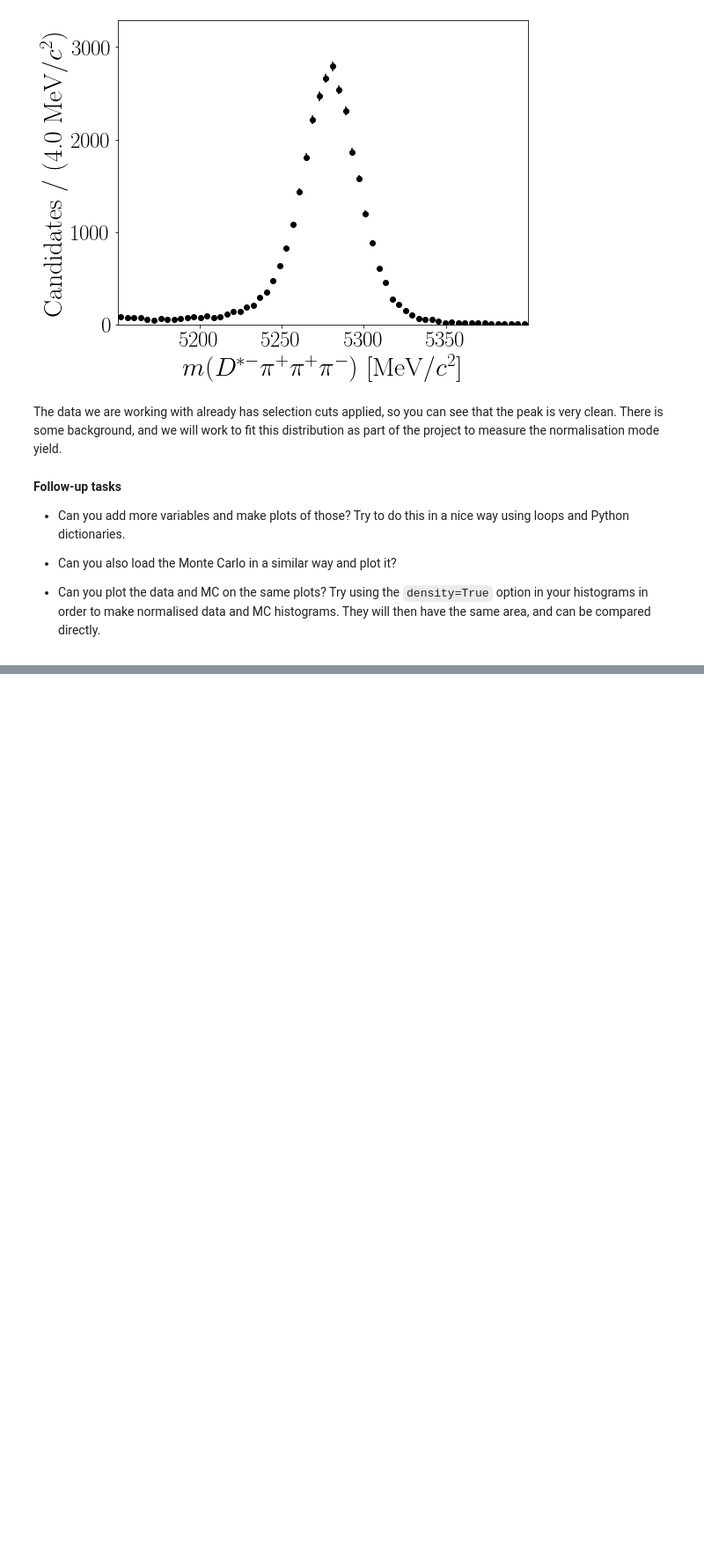
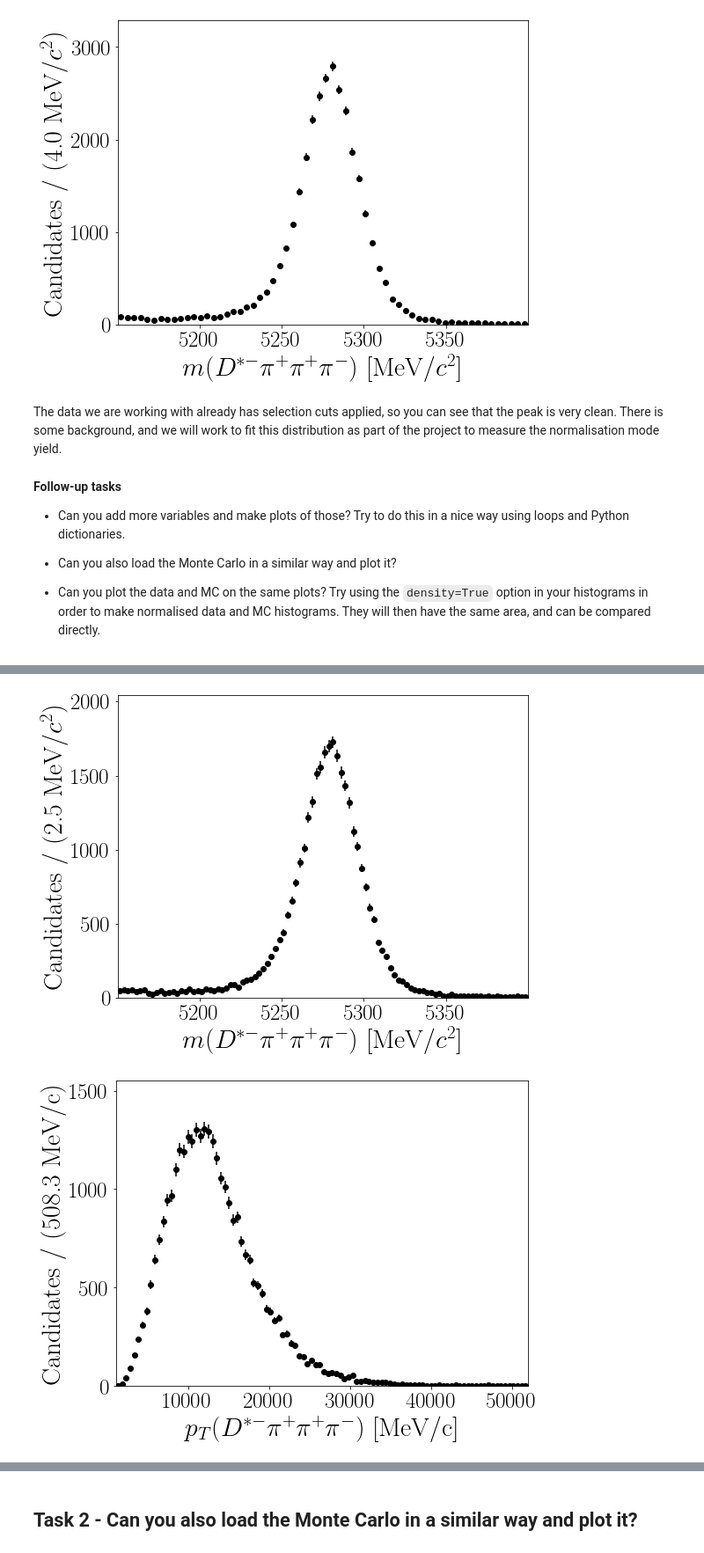
Before and after one commit to donalhill/bd2dst3pi, a Jupyter notebook: notebooks/1_plot_data_B_mass.ipynb, the cells around one changed output, grey strips where cells are left out. Shown at 88% size. Cells and saved outputs as stored; diff of their text form; code cells hidden in the pictures; blank space fills up the shorter version.

```diff
--- a/notebooks/1_plot_data_B_mass.ipynb
+++ b/notebooks/1_plot_data_B_mass.ipynb
@@ -103,0 +167,23 @@ The data we are working with already has selection cuts applied, so you can see
+# %%
+variables = {
+    'P' : {
+        'name': "p",
+        'unit': "MeV/c"
+    },
+    'PT':
+    {
+        'name': "$p_T$",
+        'unit': "MeV/c"
+    },
+    'M':
+    {
+        'name': "$m$",
+        'unit': "MeV/$c^2$"
+    },
+}
+
+particle_names = {
+    'B0':'$D^{*-}\pi^+\pi^+\pi^-$',
+    'Dst':'$D^*$',
+    'tau':'$\pi^+ \pi^+ \pi^-$'
+}
@@ -103,0 +258,14 @@ The data we are working with already has selection cuts applied, so you can see
+# %%
+file_list = []
+for y in years:
+    for m in magnets:
+        file_list.append(f"{loc.DATA}/data_90000000_{y}_{m}.root")
+tree_name = "DecayTree"
+
+df = read_root(file_list, tree_name, columns=vars)
+
+for particle,variable in variables_to_plot:
+    plot_hist(df,particle,variable)
+# %% [output]
+[figure, added]
+[figure, added]
@@ -103,0 +274,2 @@ The data we are working with already has selection cuts applied, so you can see
+# %% [markdown]
+## Task 2 - Can you also load the Monte Carlo in a similar way and plot it?
```
Also changed, not shown: parts of 18 cells of this notebook.
